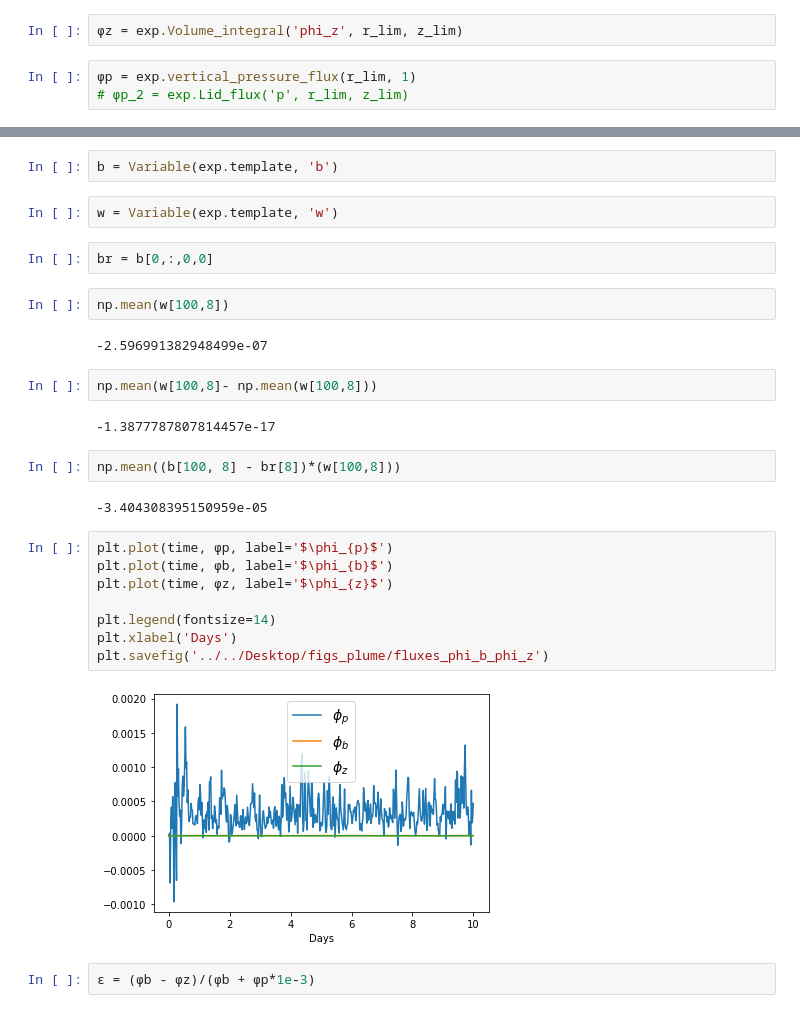
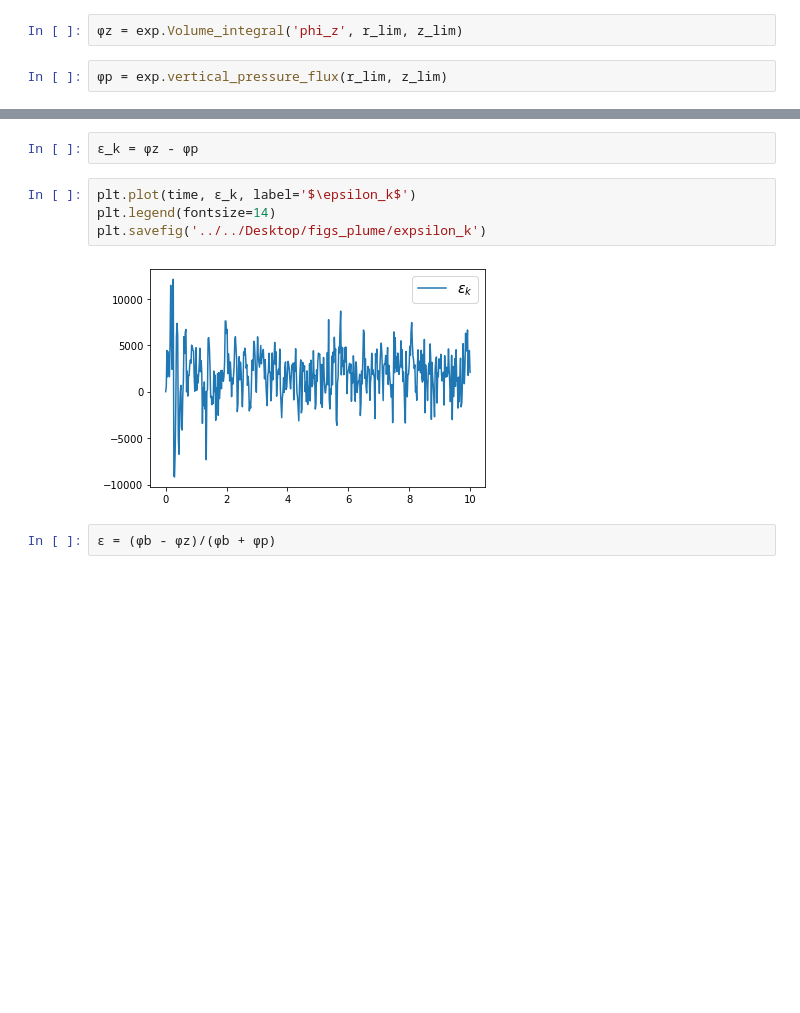
Before and after one commit to cpierard/Nyles, a Jupyter notebook: notebooks/Mixing_efficiency.ipynb, the cells around one changed output, grey strips where cells are left out. Saved outputs shown, nothing was run; the diff lists cells and outputs as text; blank space fills up the shorter version.

```diff
--- a/notebooks/Mixing_efficiency.ipynb
+++ b/notebooks/Mixing_efficiency.ipynb
@@ -36,8 +25,7 @@ plt.legend()
 # %%
 ϕz = exp.Volume_integral('phi_z', r_lim, z_lim)
 # %%
-ϕp = exp.vertical_pressure_flux(r_lim, 1)
-# ϕp_2 = exp.Lid_flux('p', r_lim, z_lim)
+ϕp = exp.vertical_pressure_flux(r_lim, z_lim)
 # %%
 plt.plot(time, ϕp, label='$\phi_{p}$')
 plt.plot(time, ϕb, label='$\phi_{b}$')
@@ -51,30 +39,10 @@ plt.savefig('../../Desktop/figs_plume/fluxes_phi_p_dominant')
-# %%
-b = Variable(exp.template, 'b')
-# %%
-w = Variable(exp.template, 'w')
-# %%
-br = b[0,:,0,0]
-# %%
-np.mean(w[100,8])
-# %% [output]
--2.596991382948499e-07
-# %%
-np.mean(w[100,8]- np.mean(w[100,8]))
-# %% [output]
--1.3877787807814457e-17
-# %%
-np.mean((b[100, 8] - br[8])*(w[100,8]))
-# %% [output]
--3.404308395150959e-05
+# %%
+ϵ_k = ϕz - ϕp
 # %%
-plt.plot(time, ϕp, label='$\phi_{p}$')
-plt.plot(time, ϕb, label='$\phi_{b}$')
-plt.plot(time, ϕz, label='$\phi_{z}$')
-
+plt.plot(time, ϵ_k, label='$\epsilon_k$')
 plt.legend(fontsize=14)
-plt.xlabel('Days')
-plt.savefig('../../Desktop/figs_plume/fluxes_phi_b_phi_z')
+plt.savefig('../../Desktop/figs_plume/expsilon_k')
 # %% [output]
-[figure, old version]
+[figure, new version]
 # %%
-ε = (ϕb - ϕz)/(ϕb + ϕp*1e-3)
+ε = (ϕb - ϕz)/(ϕb + ϕp)
```
Also changed, not shown: parts of 11 cells of this notebook, 1 other file.
